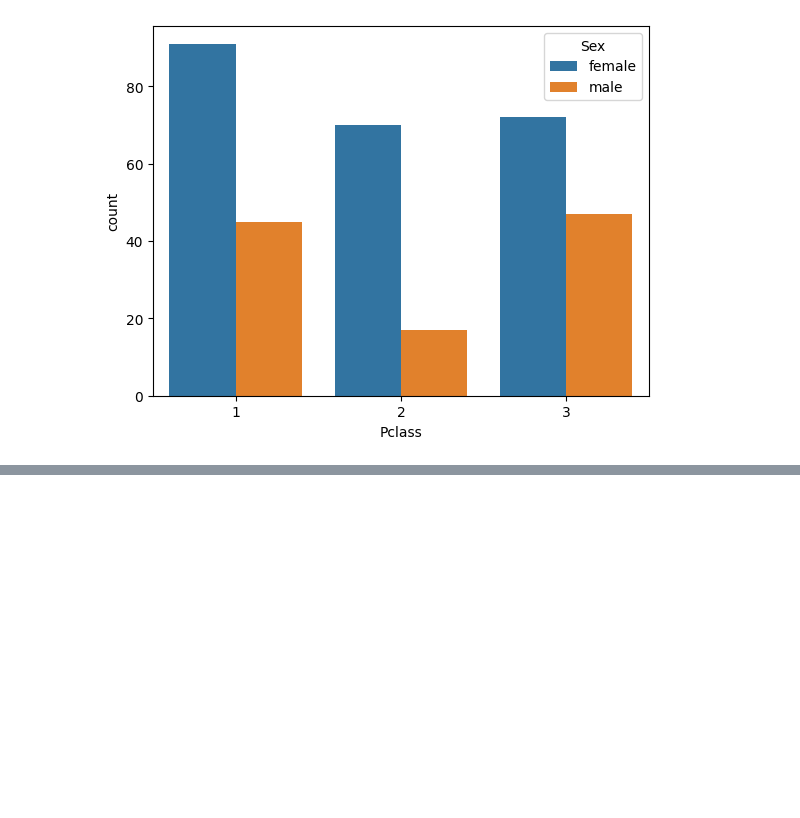
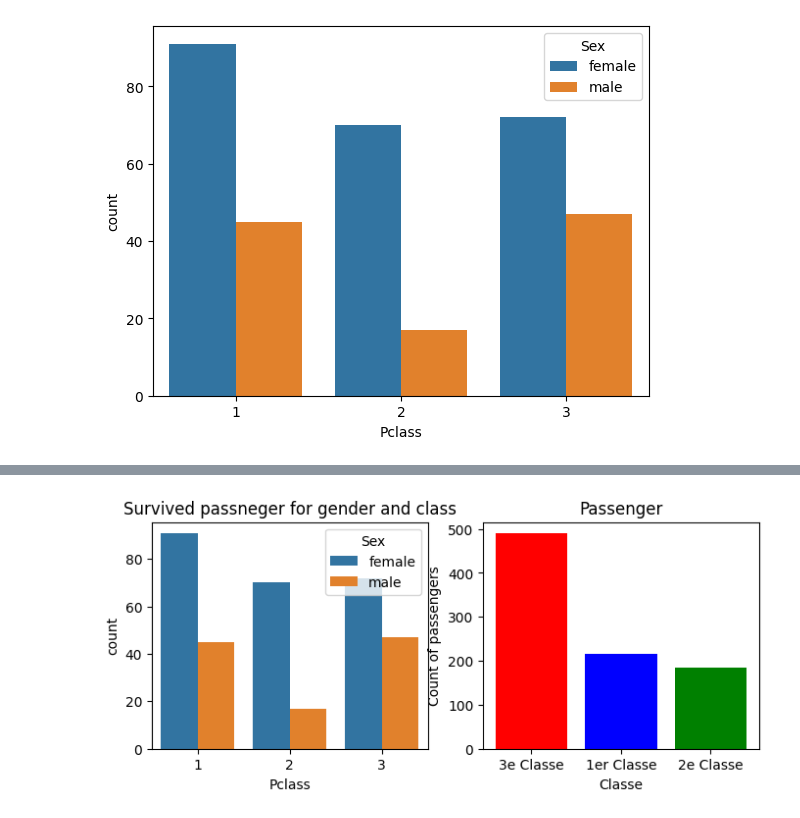
Before and after one commit to JWulfran/Python_for_Data_Science, a Jupyter notebook: EDA(Titanic_dataset).ipynb, the cells around one changed output, grey strips where cells are left out. Saved outputs shown, nothing was run; the diff lists cells and outputs as text; code cells hidden in the pictures; blank space fills up the shorter version.

```diff
--- a/EDA(Titanic_dataset).ipynb
+++ b/EDA(Titanic_dataset).ipynb
@@ -209,0 +229,12 @@ plt.bar(Class.index, Class.values )
+# %%
+fig, axs = plt.subplots(1,2, figsize =(8,3))
+sns.countplot(x="Pclass", hue="Sex", data = s_df, ax = axs[0])
+axs[0].set_title("Survived passneger for gender and class")
+
+axs[1].bar(x,y, color = ["red", "blue","green"])
+axs[1].set_title("Passenger")
+axs[1].set_xlabel("Classe")
+axs[1].set_ylabel("Count of passengers")
+plt.show()
+# %% [output]
+[figure, added]
```
Also changed, not shown: parts of 8 cells of this notebook.
